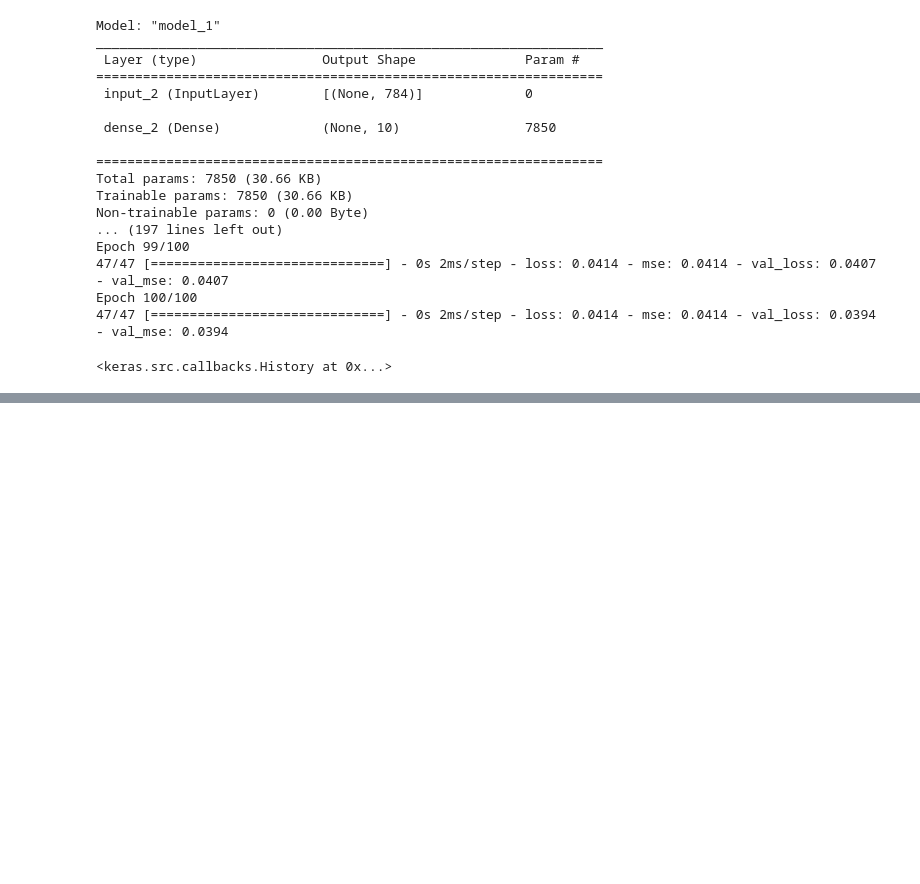
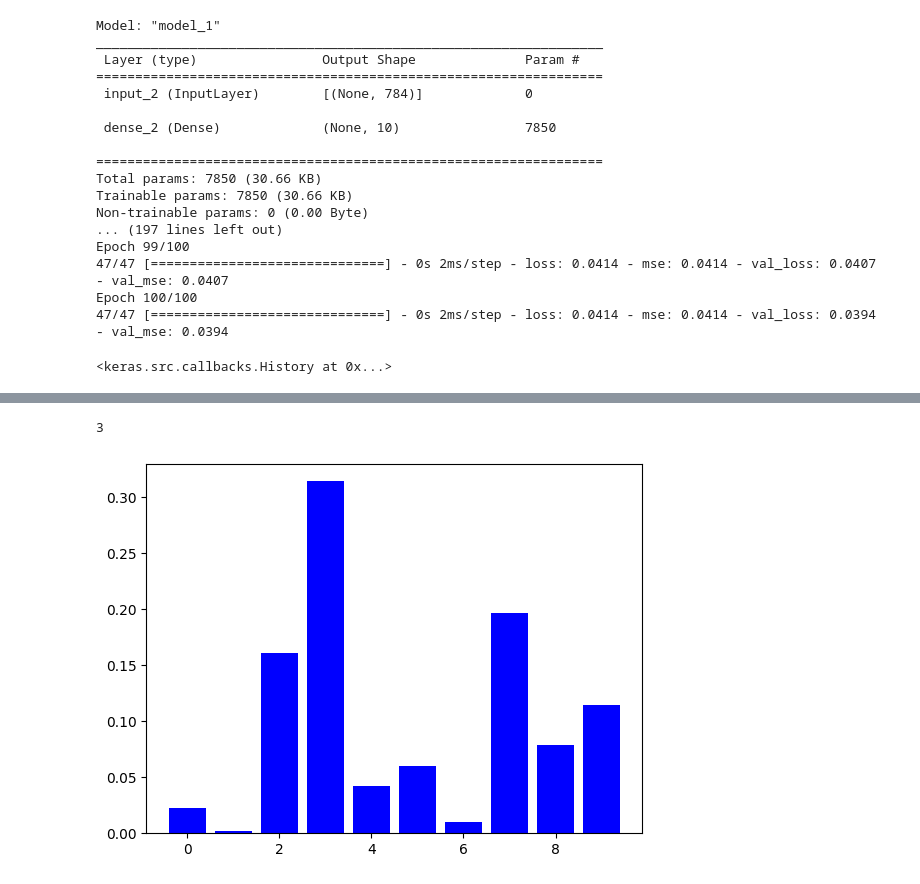
Before and after one commit to MinuSpurs/ML_study, a Jupyter notebook: Basic_ML/14주차 실습.ipynb, the cells around one changed output, grey strips where cells are left out. Saved outputs shown, nothing was run; the diff lists cells and outputs as text; code cells hidden in the pictures; blank space fills up the shorter version.

```diff
--- a/Basic_ML/14주차 실습.ipynb
+++ b/Basic_ML/14주차 실습.ipynb
@@ -237,0 +271,16 @@ Epoch 100/100
+# %%
+input_layer = layers.Input((img_rows*img_cols))
+dense = layers.Dense(units=num_classes, activation='softmax',
+                     kernel_regularizer=K.regularizers.l2(0.01))
+x = dense(input_layer)
+
+glm_model = K.models.Model(input_layer, x)
+glm_model.summary()
+
+glm_model.compile(optimizer='rmsprop',
+                  loss='categorical_crossentropy',
+                  metrics=['accuracy'])
+glm_model.fit(x_train, y_train,
+              batch_size=1024,
+              epochs=100,
+              validation_split=0.2)
@@ -237,0 +306,5 @@ Epoch 100/100
+# %%
+pred_y1 = glm_model.predict(img_input1.reshape([1, img_rows*img_cols]))
+plt.bar(np.arange(num_classes), np.squeeze(pred_y1), color='blue')
+np.argmax(pred_y1)
+# %% [output]
@@ -237,0 +312,2 @@ Epoch 100/100
+3
+[figure, added]
```
Also changed, not shown: parts of 15 cells of this notebook.
